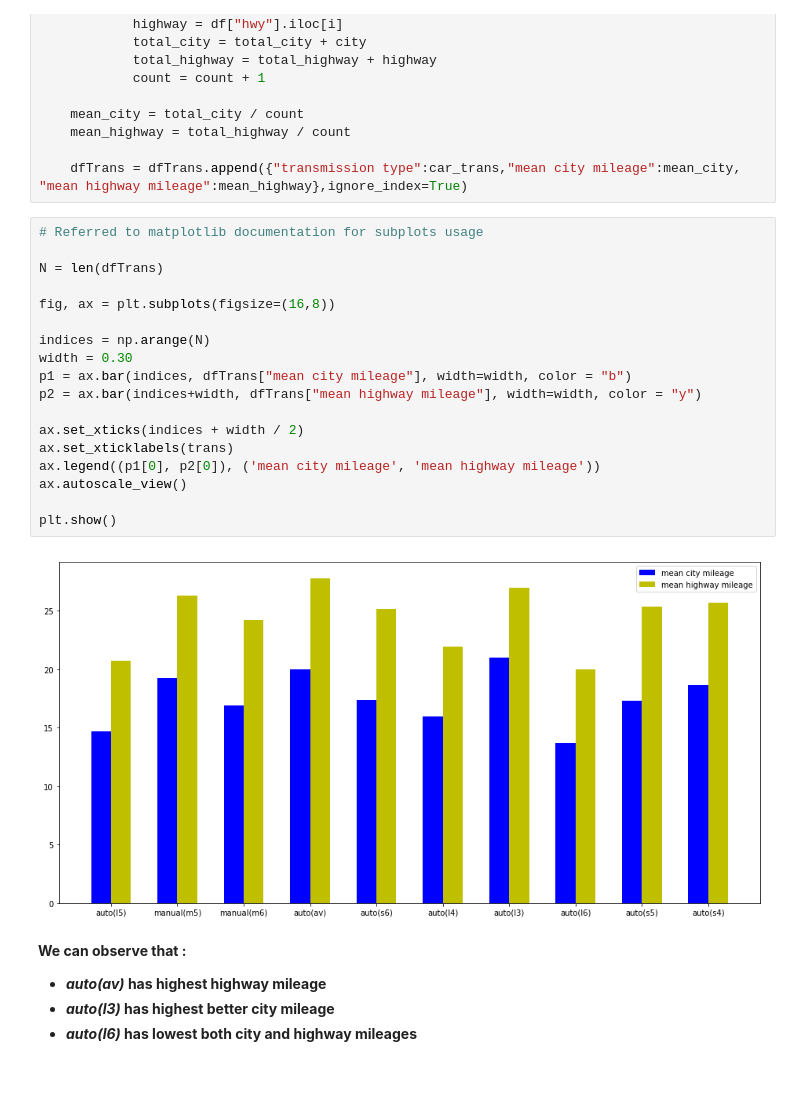
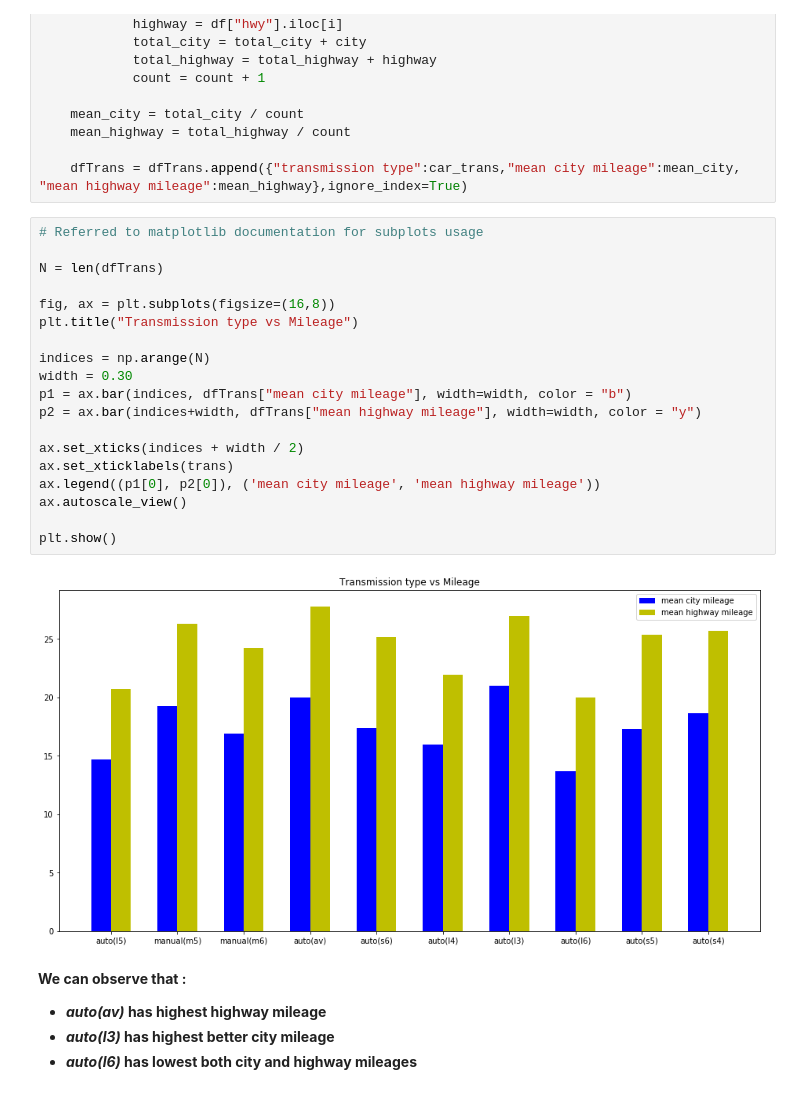
Before and after one commit to anish2197/data-analystics, a Jupyter notebook: Day 2.ipynb, the cells around one changed output. Drawn from its saved outputs; the diff is of its cells as text.

Commit message:
transmission analysis

```diff
--- a/Day 2.ipynb
+++ b/Day 2.ipynb
@@ -257,23 +266,24 @@ for car_trans in trans:
 # %%
 # Referred to matplotlib documentation for subplots usage
 
 N = len(dfTrans)
 
 fig, ax = plt.subplots(figsize=(16,8))
+plt.title("Transmission type vs Mileage")
 
 indices = np.arange(N)
 width = 0.30
 p1 = ax.bar(indices, dfTrans["mean city mileage"], width=width, color = "b")
 p2 = ax.bar(indices+width, dfTrans["mean highway mileage"], width=width, color = "y")
 
 ax.set_xticks(indices + width / 2)
 ax.set_xticklabels(trans)
 ax.legend((p1[0], p2[0]), ('mean city mileage', 'mean highway mileage'))
 ax.autoscale_view()
 
 plt.show()
 # %% [output]
-[figure, old version]
+[figure, new version]
 # %% [markdown]
 **We can observe that :**
 * ***auto(av)* has highest highway mileage**
```
Also changed, not shown: parts of 6 cells of this notebook.
